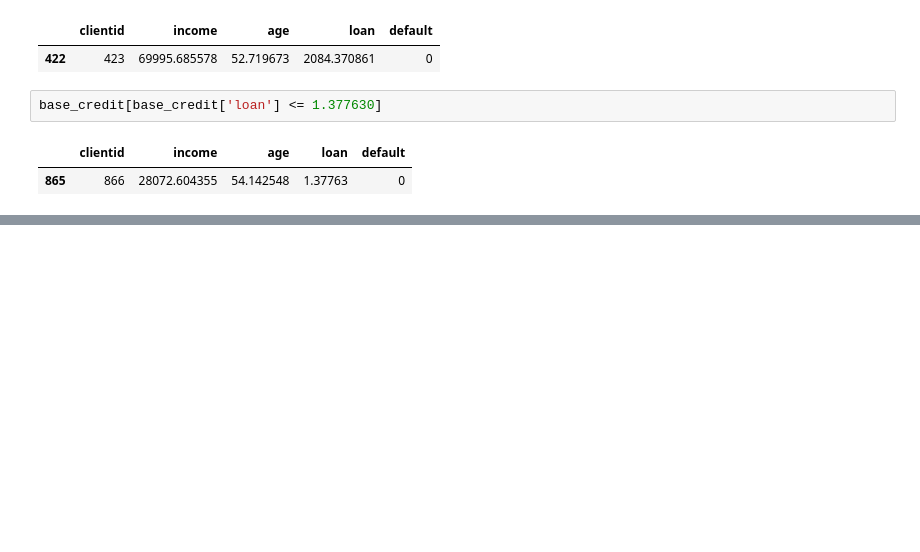
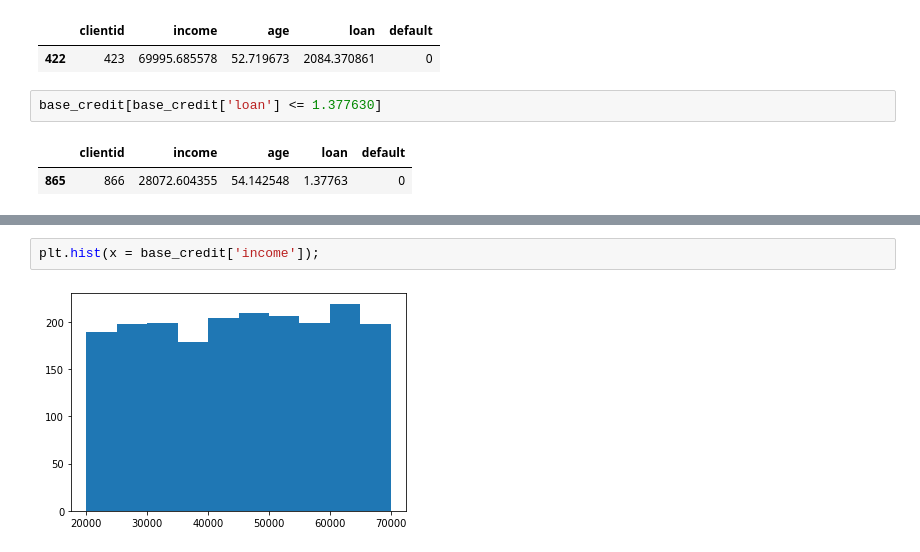
Before and after one commit to vasconcelosjean42/machine_learning-and-data-science-iaexpert, a Jupyter notebook: classificacao/parte_01_classificacao.ipynb, the cells around one changed output, grey strips where cells are left out. Saved outputs shown, nothing was run; the diff lists cells and outputs as text; blank space fills up the shorter version.

```diff
--- a/classificacao/parte_01_classificacao.ipynb
+++ b/classificacao/parte_01_classificacao.ipynb
@@ -73,0 +91,4 @@ base_credit[base_credit['loan'] <= 1.377630]
+# %%
+plt.hist(x = base_credit['income']);
+# %% [output]
+[figure, added]
```
Also changed, not shown: parts of 6 cells of this notebook.
